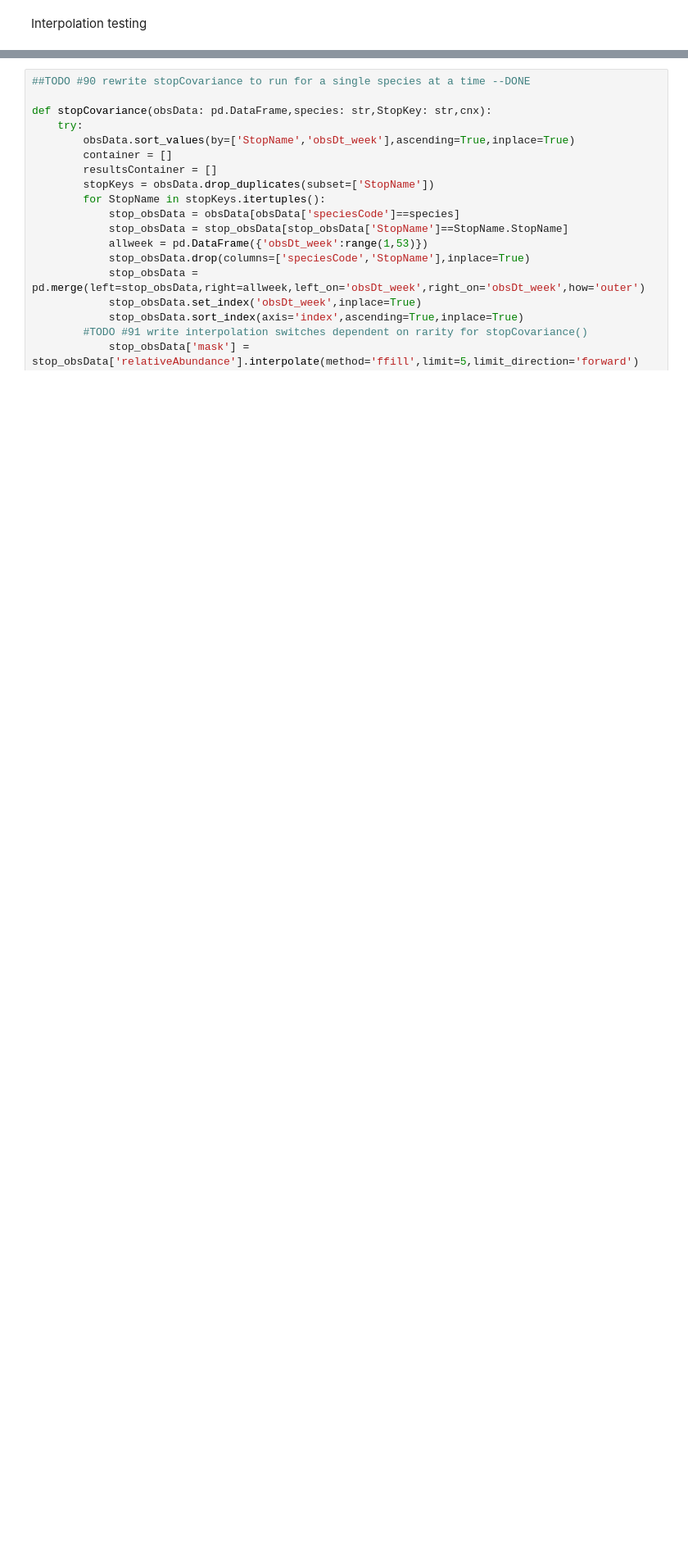
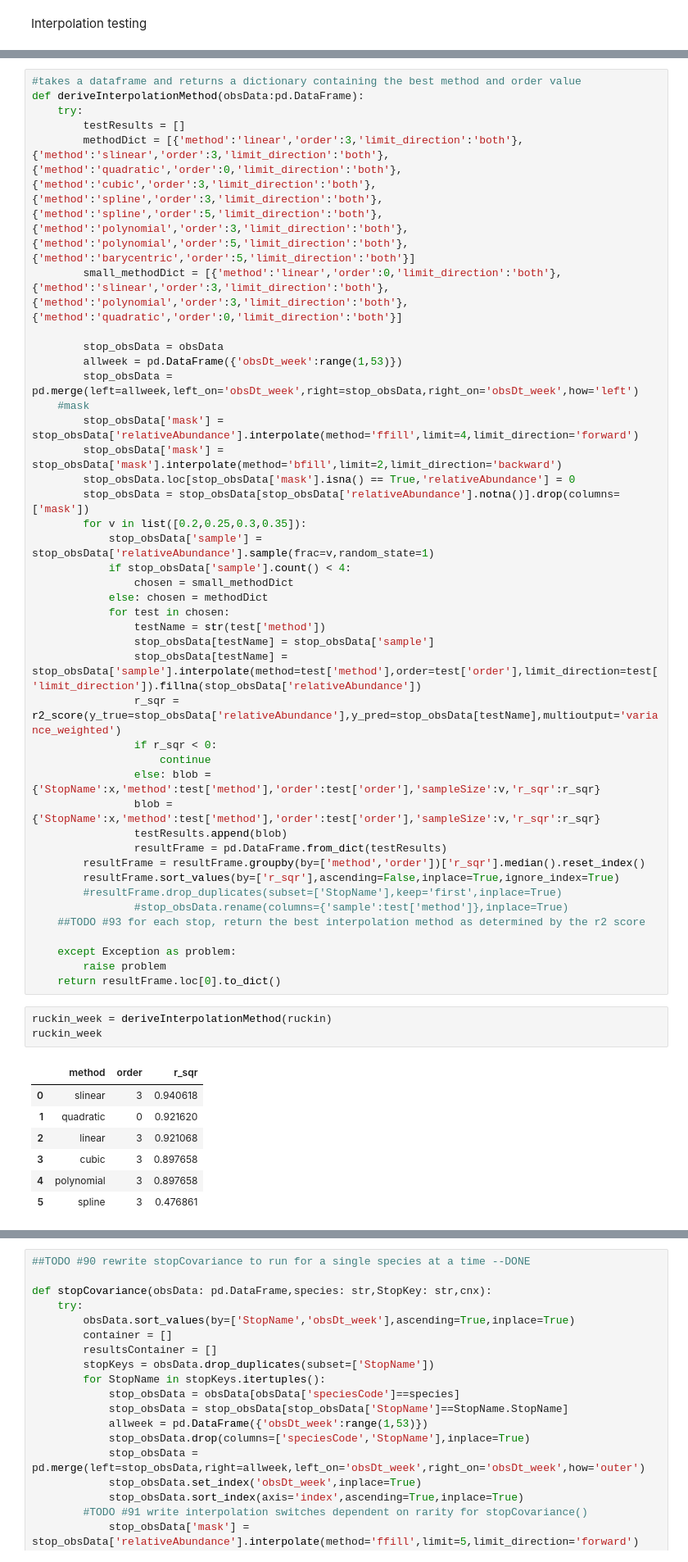
Before and after one commit to Tanag3r/trailheadDirect_birds, a Jupyter notebook: neuralSetup_analysis.ipynb, the cells around one changed output, grey strips where cells are left out. Shown at 82% size. Drawn from its saved outputs; the diff is of its cells as text; blank space fills up the shorter version.

Commit message:
interpolation tester inputs, outputs updated

```diff
--- a/neuralSetup_analysis.ipynb
+++ b/neuralSetup_analysis.ipynb
@@ -244,0 +165,52 @@ max(r2score,key=lambda x:x[1])
+# %%
+#takes a dataframe and returns a dictionary containing the best method and order value
+def deriveInterpolationMethod(obsData:pd.DataFrame):
+    try:
+        testResults = []
+        methodDict = [{'method':'linear','order':3,'limit_direction':'both'},{'method':'slinear','order':3,'limit_direction':'both'},{'method':'quadratic','order':0,'limit_direction':'both'},{'method':'cubic','order':3,'limit_direction':'both'},{'method':'spline','order':3,'limit_direction':'both'},{'method':'spline','order':5,'limit_direction':'both'},{'method':'polynomial','order':3,'limit_direction':'both'},{'method':'polynomial','order':5,'limit_direction':'both'},{'method':'barycentric','order':5,'limit_direction':'both'}]
+        small_methodDict = [{'method':'linear','order':0,'limit_direction':'both'},{'method':'slinear','order':3,'limit_direction':'both'},{'method':'polynomial','order':3,'limit_direction':'both'},{'method':'quadratic','order':0,'limit_direction':'both'}]
+
+        stop_obsData = obsData
+        allweek = pd.DataFrame({'obsDt_week':range(1,53)})
+        stop_obsData = pd.merge(left=allweek,left_on='obsDt_week',right=stop_obsData,right_on='obsDt_week',how='left')
+    #mask
+        stop_obsData['mask'] = stop_obsData['relativeAbundance'].interpolate(method='ffill',limit=4,limit_direction='forward')
+        stop_obsData['mask'] = stop_obsData['mask'].interpolate(method='bfill',limit=2,limit_direction='backward')
+        stop_obsData.loc[stop_obsData['mask'].isna() == True,'relativeAbundance'] = 0
+        stop_obsData = stop_obsData[stop_obsData['relativeAbundance'].notna()].drop(columns=['mask'])
+        for v in list([0.2,0.25,0.3,0.35]):
+            stop_obsData['sample'] = stop_obsData['relativeAbundance'].sample(frac=v,random_state=1)
+            if stop_obsData['sample'].count() < 4:
+                chosen = small_methodDict
+            else: chosen = methodDict
+            for test in chosen:
+                testName = str(test['method'])
+                stop_obsData[testName] = stop_obsData['sample']
+                stop_obsData[testName] = stop_obsData['sample'].interpolate(method=test['method'],order=test['order'],limit_direction=test['limit_direction']).fillna(stop_obsData['relativeAbundance'])
+                r_sqr = r2_score(y_true=stop_obsData['relativeAbundance'],y_pred=stop_obsData[testName],multioutput='variance_weighted')
+                if r_sqr < 0:
+                    continue
+                else: blob = {'StopName':x,'method':test['method'],'order':test['order'],'sampleSize':v,'r_sqr':r_sqr}
+                blob = {'StopName':x,'method':test['method'],'order':test['order'],'sampleSize':v,'r_sqr':r_sqr}
+                testResults.append(blob)
+                resultFrame = pd.DataFrame.from_dict(testResults)
+        resultFrame = resultFrame.groupby(by=['method','order'])['r_sqr'].median().reset_index()
+        resultFrame.sort_values(by=['r_sqr'],ascending=False,inplace=True,ignore_index=True)
+        #resultFrame.drop_duplicates(subset=['StopName'],keep='first',inplace=True)
+                #stop_obsData.rename(columns={'sample':test['method']},inplace=True)
+    ##TODO #93 for each stop, return the best interpolation method as determined by the r2 score
+
+    except Exception as problem:
+        raise problem
+    return resultFrame.loc[0].to_dict()
+# %%
+ruckin_week = deriveInterpolationMethod(ruckin)
+ruckin_week
+# %% [output]
+|  | method | order | r_sqr |
+| 0 | slinear | 3 | 0.940618 |
+| 1 | quadratic | 0 | 0.921620 |
+| 2 | linear | 3 | 0.921068 |
+| 3 | cubic | 3 | 0.897658 |
+| 4 | polynomial | 3 | 0.897658 |
+| 5 | spline | 3 | 0.476861 |
```
Also changed, not shown: parts of 16 cells of this notebook, 1 other file.
